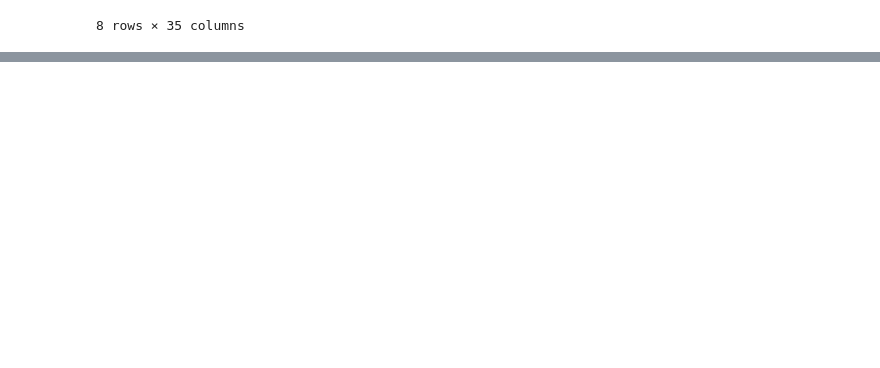
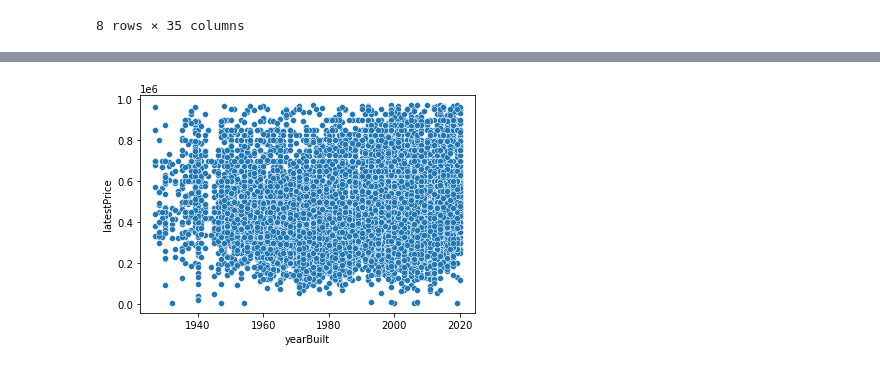
Before and after one commit to jonarnold3065/SMU_Project-1, a Jupyter notebook: Greyson_Work/Greyson_Notebook.ipynb, the cells around one changed output, grey strips where cells are left out. Saved outputs shown, nothing was run; the diff lists cells and outputs as text; code cells hidden in the pictures; blank space fills up the shorter version.

```diff
--- a/Greyson_Work/Greyson_Notebook.ipynb
+++ b/Greyson_Work/Greyson_Notebook.ipynb
@@ -455,0 +562,11 @@ lowerSouthWest.describe()
+# %%
+feature = outlierGoneDf["yearBuilt"]
+target = outlierGoneDf["latestPrice"]
+
+# STATSMODELS
+X = sm.add_constant(feature)
+Y = target
+
+model = sm.OLS(Y,X)
+results = model.fit()
+results.summary()
@@ -455,0 +595,5 @@ lowerSouthWest.describe()
+# %%
+scatter = sns.scatterplot(x=feature,y=target)
+#plt.scatter(feature,target, marker="o", facecolors="navy", edgecolors="white")
+# %% [output]
+[figure, added]
```
Also changed, not shown: parts of 19 cells of this notebook.
